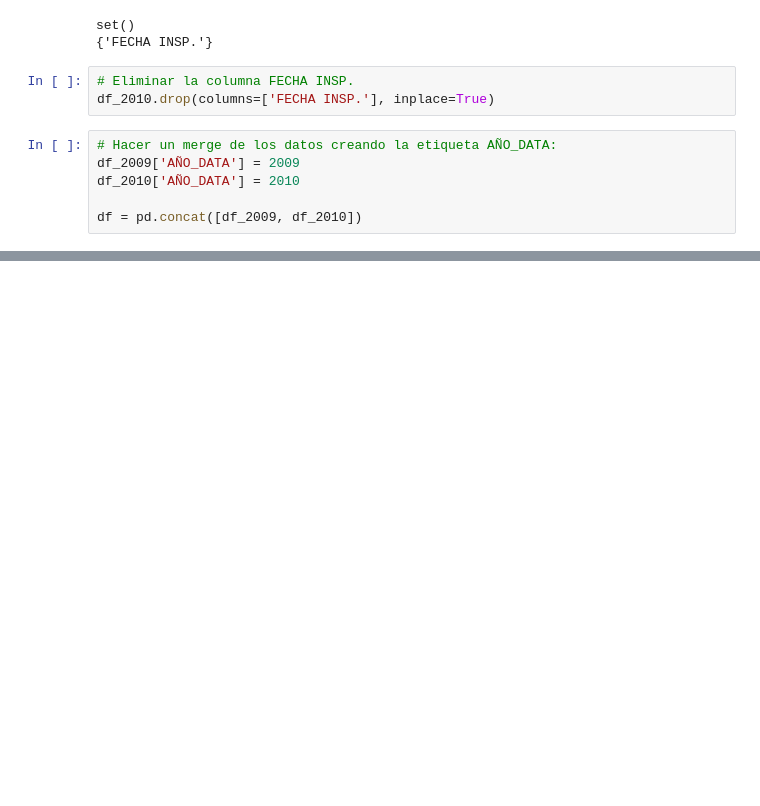
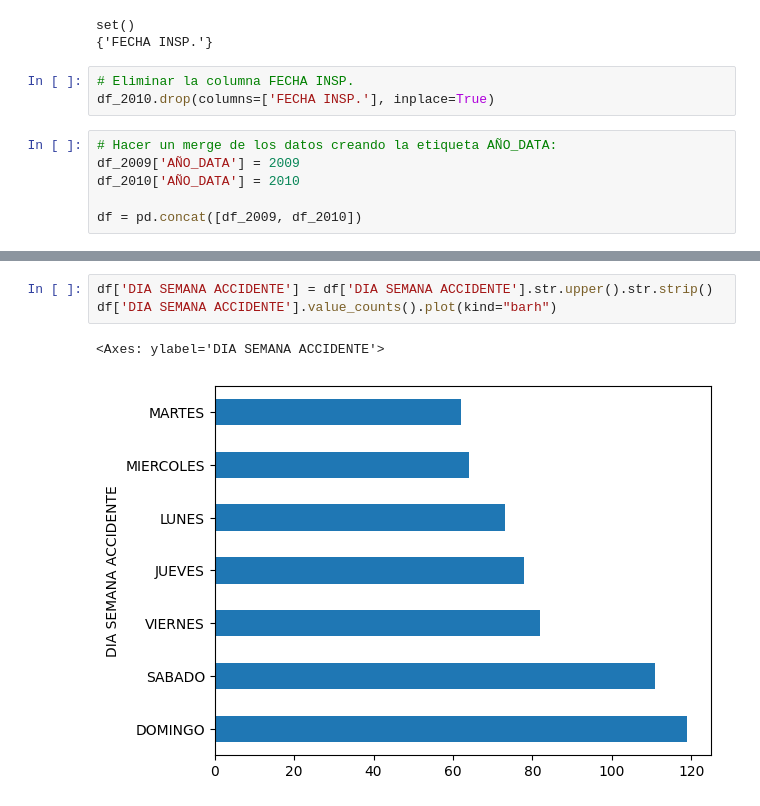
Before and after one commit to DCajiao/Aplicaciones-del-Analisis-Espacial, a Jupyter notebook: casos/Situación_2/00_preprocesamiento.ipynb, the cells around one changed output, grey strips where cells are left out. Cells and saved outputs as stored; diff of their text form; blank space fills up the shorter version.

```diff
--- a/casos/Situación_2/00_preprocesamiento.ipynb
+++ b/casos/Situación_2/00_preprocesamiento.ipynb
@@ -156,0 +435,6 @@ Número de categorías únicas estandarizadas: 18
+# %%
+df['DIA SEMANA ACCIDENTE'] = df['DIA SEMANA ACCIDENTE'].str.upper().str.strip()
+df['DIA SEMANA ACCIDENTE'].value_counts().plot(kind="barh")
+# %% [output]
+<Axes: ylabel='DIA SEMANA ACCIDENTE'>
+[figure, added]
```
Also changed, not shown: parts of 44 cells of this notebook.
